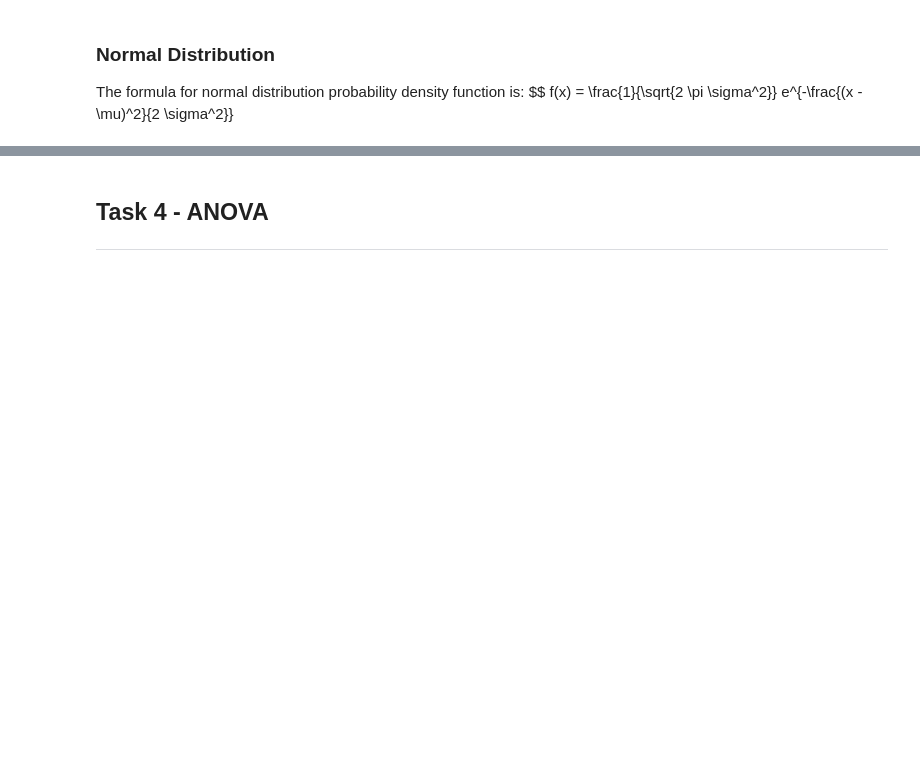
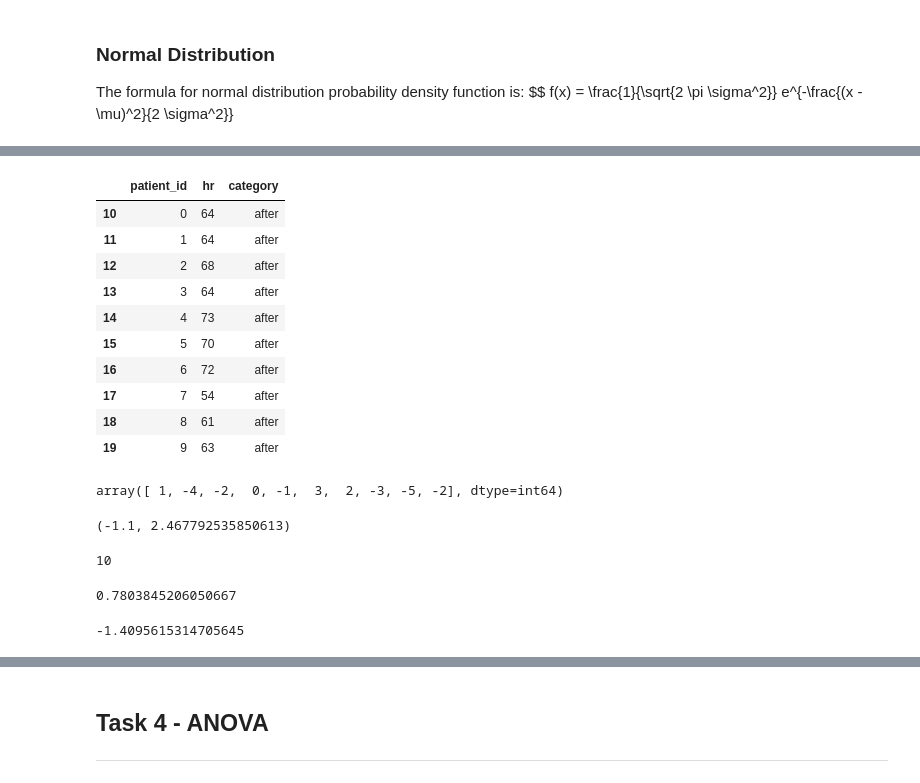
Before and after one commit to tomdbrophy/applied_statistics, a Jupyter notebook: tasks.ipynb, the cells around one changed output, grey strips where cells are left out. Drawn from its saved outputs; the diff is of its cells as text; code cells hidden in the pictures; blank space fills up the shorter version.

```diff
--- a/tasks.ipynb
+++ b/tasks.ipynb
@@ -179,0 +212,48 @@ ___
+# %%
+# Split data by category
+before = data.loc[data['category'] == 'before']
+after = data.loc[data['category'] == 'after']
+after
+# %% [output]
+|  | patient_id | hr | category |
+| 10 | 0 | 64 | after |
+| 11 | 1 | 64 | after |
+| 12 | 2 | 68 | after |
+| 13 | 3 | 64 | after |
+| 14 | 4 | 73 | after |
+| 15 | 5 | 70 | after |
+| 16 | 6 | 72 | after |
+| 17 | 7 | 54 | after |
+| 18 | 8 | 61 | after |
+| 19 | 9 | 63 | after |
+# %%
+# Calculate the differences between the 'before' and 'after' data
+differences = after['hr'].values - before['hr'].values
+differences
+# %% [output]
+array([ 1, -4, -2,  0, -1,  3,  2, -3, -5, -2], dtype=int64)
+# %%
+# Calculate mean and standard deviation of the differences
+mean = np.mean(differences)
+std = np.std(differences)
+mean, std
+# %% [output]
+(-1.1, 2.467792535850613)
+# %%
+# Determine number of pairs
+n = len(differences)
+n
+# %% [output]
+10
+# %%
+# Calculate the standard error of the mean difference
+sem = std / np.sqrt(n)
+sem
+# %% [output]
+0.7803845206050667
+# %%
+# Calculate the t-statistic
+t_stat = mean / sem
+t_stat
+# %% [output]
+-1.4095615314705645
```
Also changed, not shown: parts of 13 cells of this notebook, 2 other files.
